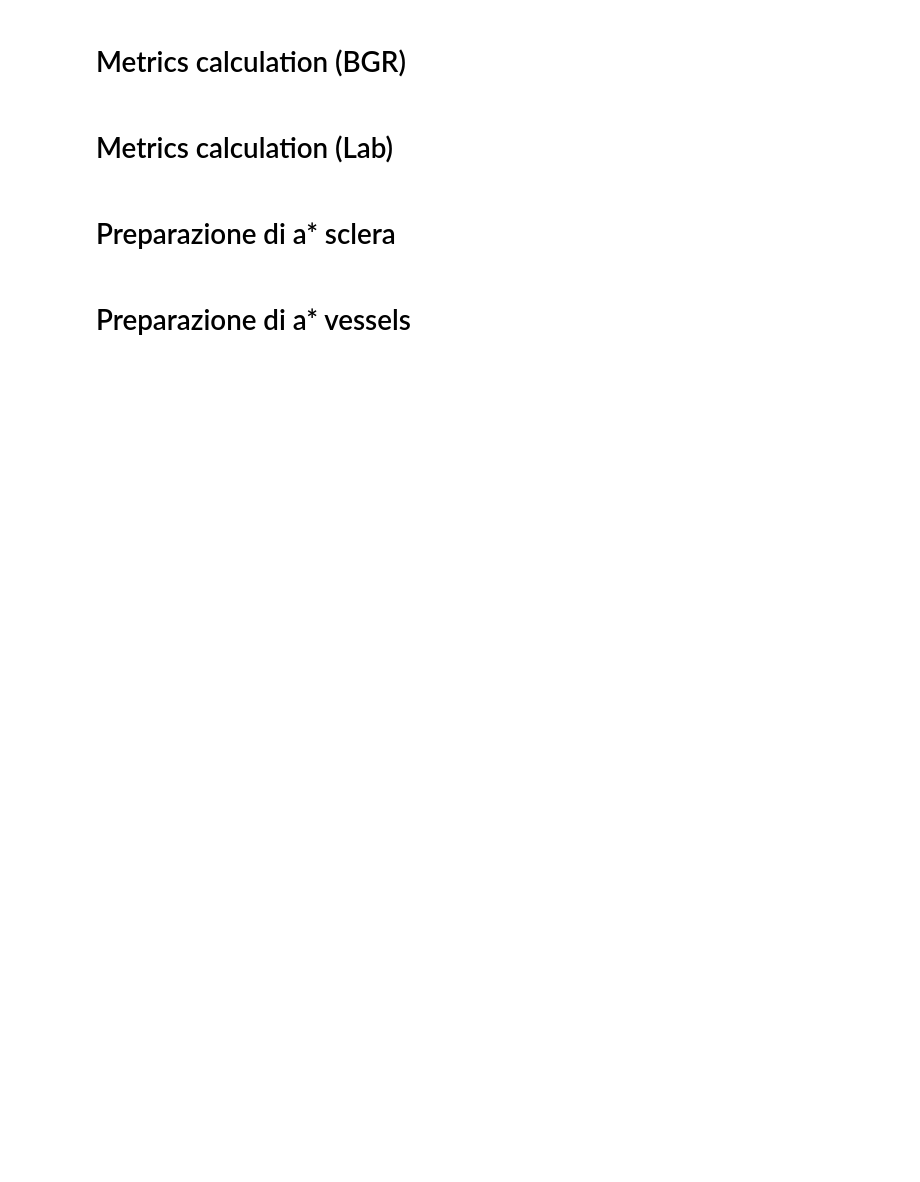
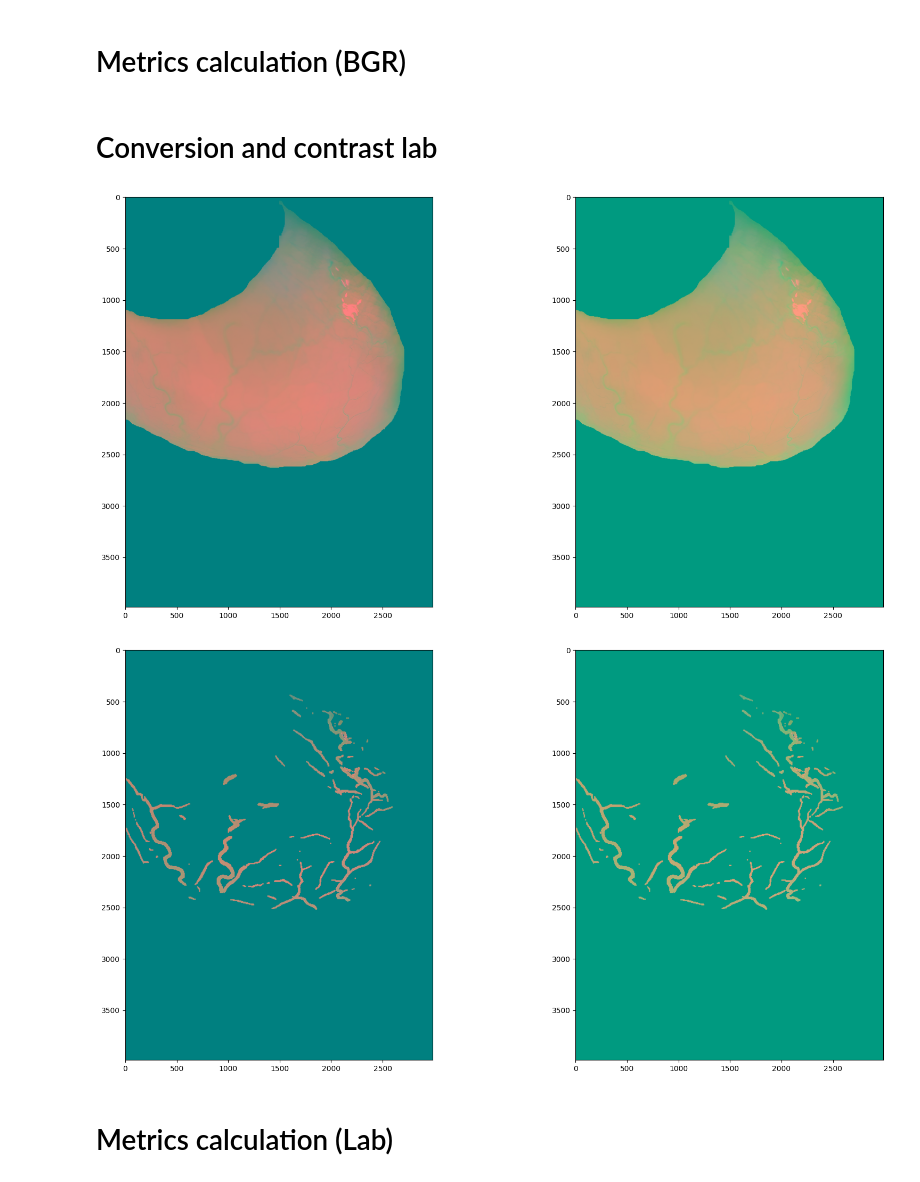
Before and after one commit to bralani/anemia-detection, a Jupyter notebook: density_evaluation.ipynb, the cells around one changed output. Cells and saved outputs as stored; diff of their text form; code cells hidden in the pictures; blank space fills up the shorter version.

Commit message:
Update density_evaluation.ipynb
Completo, ma ha solo la regressione logistica e valori migliorabili

```diff
--- a/density_evaluation.ipynb
+++ b/density_evaluation.ipynb
@@ -214,3 +385,51 @@ for l in range(len(sclera_masked)):                               # Per ogni imm
+# %% [markdown]
+# Conversion and contrast lab
+# %%
+sclera_lab = []
+sclera_vessels_lab = []
+
+# Converti le sclere in formato Lab
+sclera_es = cv2.cvtColor(sclera_masked[1], cv2.COLOR_BGR2LAB)       #img per esempio
+for i in range(len(sclera_masked)):
+
+  # Converto --> aumento il contrasto --> riempio la lista
+  img_lab = cv2.cvtColor(sclera_masked[i], cv2.COLOR_BGR2LAB)
+  img_lab[:, :, 1] = cv2.multiply(img_lab[:, :, 1], 1.2)
+  sclera_lab.append(img_lab)
+
+
+del sclera_masked
+
+# Visualizza l'immagine originale e l'immagine con il contrasto aumentato per un solo esempio
+plt.figure(figsize=(20, 10))
+plt.subplot(1, 2, 1)
+plt.imshow(sclera_es)
+plt.subplot(1, 2, 2)
+plt.imshow(sclera_lab[1])
+plt.show()
+
+# Converto i vasi in cielab
+vessel_es = cv2.cvtColor(sclera_vessels_masked[1], cv2.COLOR_BGR2LAB)       #img per esempio
+for i in range(len(sclera_vessels_masked)):
+
+  # Converto --> aumento il contrasto --> riempio la lista
+  img_lab = cv2.cvtColor(sclera_vessels_masked[i], cv2.COLOR_BGR2LAB)
+  img_lab[:, :, 1] = cv2.multiply(img_lab[:, :, 1], 1.2)
+  sclera_vessels_lab.append(img_lab)
+
+# Libera spazio in memoria
+del sclera_vessels_masked
+
+# Visualizza l'immagine originale e l'immagine con il contrasto aumentato per un solo esempio
+plt.figure(figsize=(20, 10))
+plt.subplot(1, 2, 1)
+plt.imshow(vessel_es)
+plt.subplot(1, 2, 2)
+plt.imshow(sclera_vessels_lab[1])
+plt.show()
+# %% [output]
+[figure, added]
+[figure, added]
 # %% [markdown]
 
 # Metrics calculation (Lab)
@@ -294,2 +435,0 @@ for i in range(1):
-# %% [markdown]
-# Preparazione di a* sclera
@@ -318,2 +435,0 @@ for i in range (len(pazienti_test)):
-# %% [markdown]
-# Preparazione di a* vessels
```
Also changed, not shown: parts of 57 cells of this notebook.
